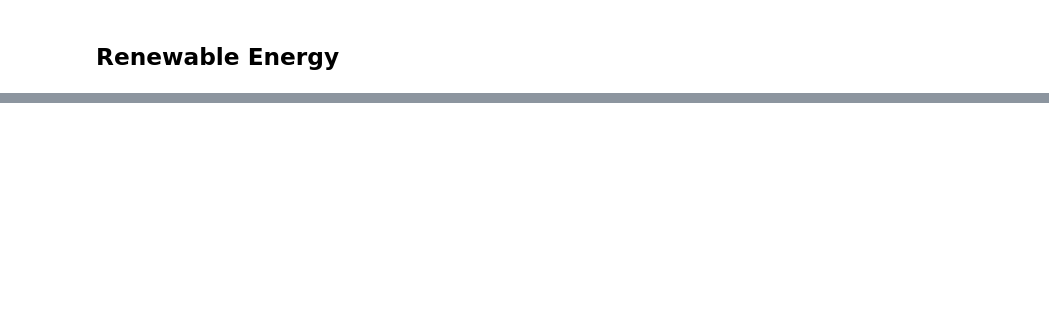
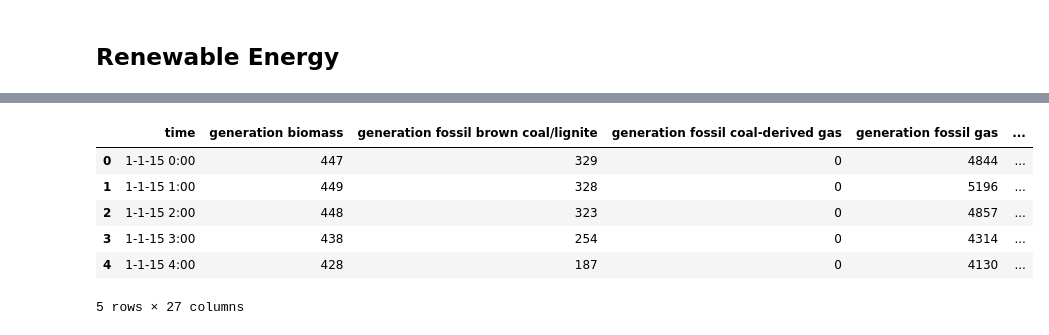
Before and after one commit to 16kushaal/SPARK-Sustainable-Power-Analytics-and-Renewable-Kinetics, a Jupyter notebook: ml-modelling/renewable-predictions.ipynb, the cells around one changed output, grey strips where cells are left out. Drawn from its saved outputs; the diff is of its cells as text; code cells hidden in the pictures; blank space fills up the shorter version.

```diff
--- a/ml-modelling/renewable-predictions.ipynb
+++ b/ml-modelling/renewable-predictions.ipynb
@@ -819,0 +1383,11 @@ Results for generation wind onshore:
+# %%
+dff = pd.read_csv('/home/jovyan/work/energy_data.csv')
+dff.head()
+# %% [output]
+|  | time | generation biomass | generation fossil brown coal/lignite | generation fossil coal-derived gas | generation fossil gas | ... |
+| 0 | 1-1-15 0:00 | 447 | 329 | 0 | 4844 | ... |
+| 1 | 1-1-15 1:00 | 449 | 328 | 0 | 5196 | ... |
+| 2 | 1-1-15 2:00 | 448 | 323 | 0 | 4857 | ... |
+| 3 | 1-1-15 3:00 | 438 | 254 | 0 | 4314 | ... |
+| 4 | 1-1-15 4:00 | 428 | 187 | 0 | 4130 | ... |
+5 rows × 27 columns
```
Also changed, not shown: parts of 10 cells of this notebook, 15 other files.
